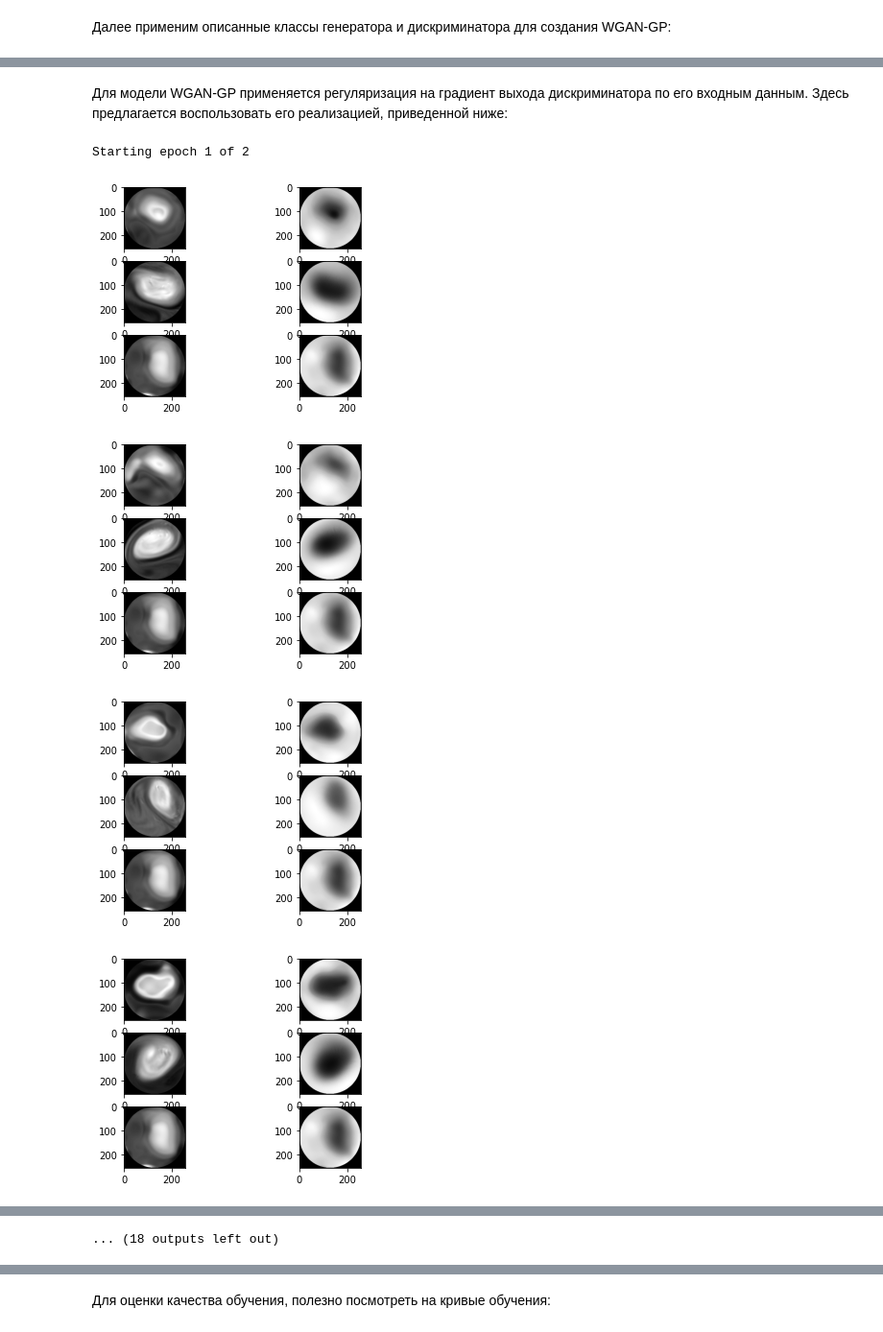
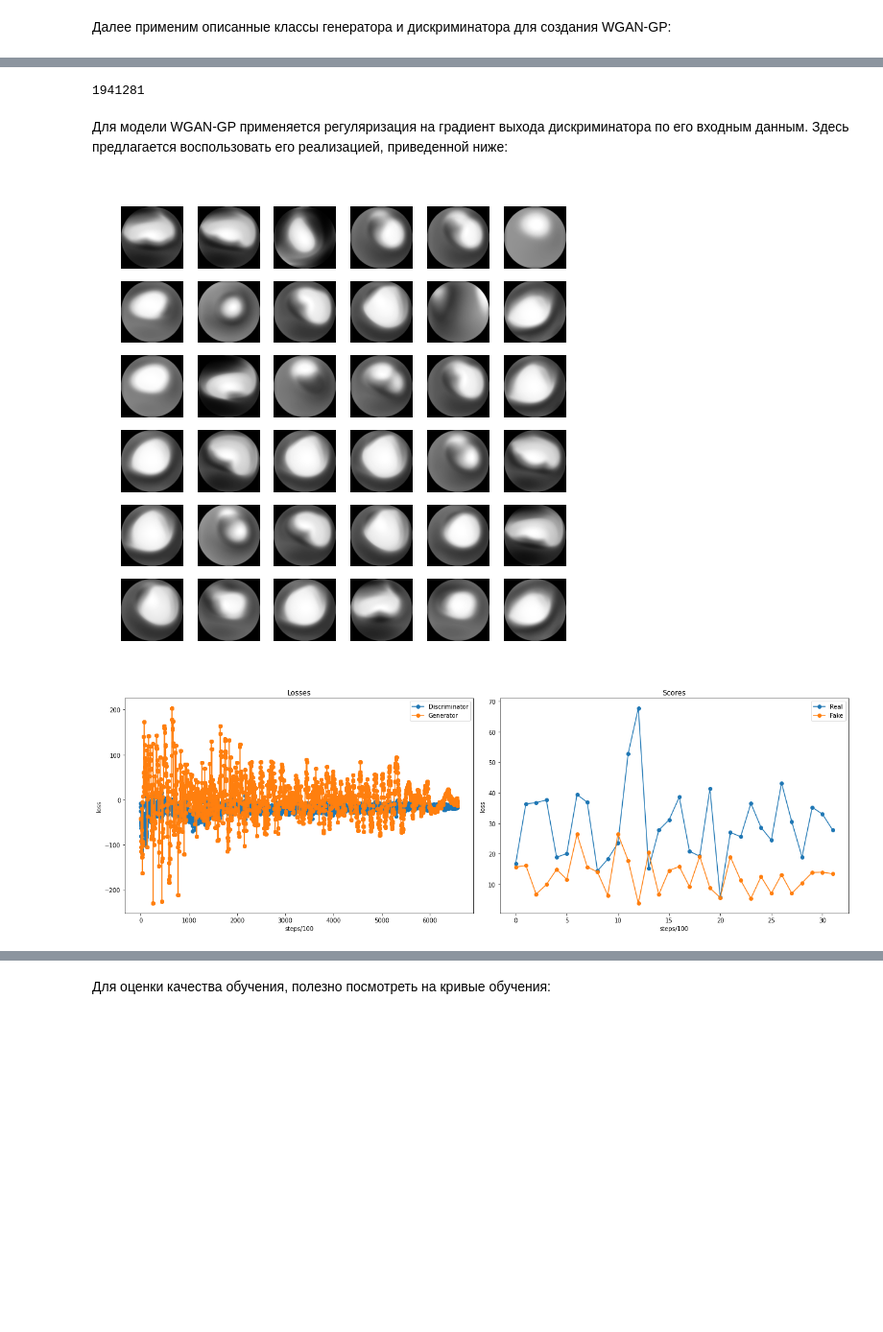
Before and after one commit to JustBNM/technotrack-NN2021S-lectures, a Jupyter notebook: HW07/HW07.ipynb, the cells around one changed output, grey strips where cells are left out. Shown at 96% size. Drawn from its saved outputs; the diff is of its cells as text; code cells hidden in the pictures; blank space fills up the shorter version.

```diff
--- a/HW07/HW07.ipynb
+++ b/HW07/HW07.ipynb
@@ -362,12 +425,12 @@ class Discriminator(nn.Module):
 # %% [markdown]
 Далее применим описанные классы генератора и дискриминатора для создания WGAN-GP:
 # %%
-latent_dim = 128
+latent_dim = 256
 # %%
 gen = Generator(n_inputs=latent_dim)
-gen.load_state_dict(torch.load("drive/MyDrive/new_model_gen.pth"))
+gen.load_state_dict(torch.load("drive/MyDrive/WGAN_gen.pth"))
 gen = gen.to(DEVICE)
 # %%
 dsc = Discriminator()
-dsc.load_state_dict(torch.load("drive/MyDrive/new_model_dsc.pth"))
+dsc.load_state_dict(torch.load("drive/MyDrive/WGAN_dsc.pth"))
 dsc = dsc.to(DEVICE)
@@ -374,7 +441,11 @@ dsc = dsc.to(DEVICE)
+# %%
+sum(p.numel() for p in dsc.parameters())
+# %% [output]
+1941281
 # %%
 # Также следует создать оптимизаторы отдельно для генератора и для дискриминатора
-opt_gen = torch.optim.Adam(gen.parameters(), lr=1e-5) # YOUR CODE HERE
-opt_dsc = torch.optim.SGD(dsc.parameters(), lr=1e-5, momentum=0.9) # YOUR CODE HERE
+opt_gen = torch.optim.Adam(gen.parameters(), lr=5e-8) # YOUR CODE HERE
+opt_dsc = torch.optim.SGD(dsc.parameters(), lr=5e-8, momentum=0.9) # YOUR CODE HERE
 # %% [markdown]
 Для модели WGAN-GP применяется регуляризация на градиент выхода дискриминатора по его входным данным. Здесь предлагается воспользовать его реализацией, приведенной ниже:
 # %%
@@ -557,13 +646,11 @@ def train_model(model_gen: torch.nn.Module,
 # %%
 loss_history, dsc_loss_history, gen_loss_history, real_score_history, fake_score_history = train_model(gen, dsc,
                                                                train_dataset,
                                                                opt_gen, opt_dsc,
-                                                               max_epochs=2,
+                                                               batch_size = 32,
+                                                               max_epochs=10,
                                                                n_critic=4,
                                                                lambda_gp=10)
 # %% [output]
-Starting epoch 1 of 2
-[figure, old version]
+[figure, new version]
-[figure, old version]
+[figure, new version]
-[figure, removed]
-[figure, removed]
@@ -577 +656,0 @@ Starting epoch 1 of 2
-... (18 outputs left out)
```
Also changed, not shown: parts of 50 cells of this notebook.
